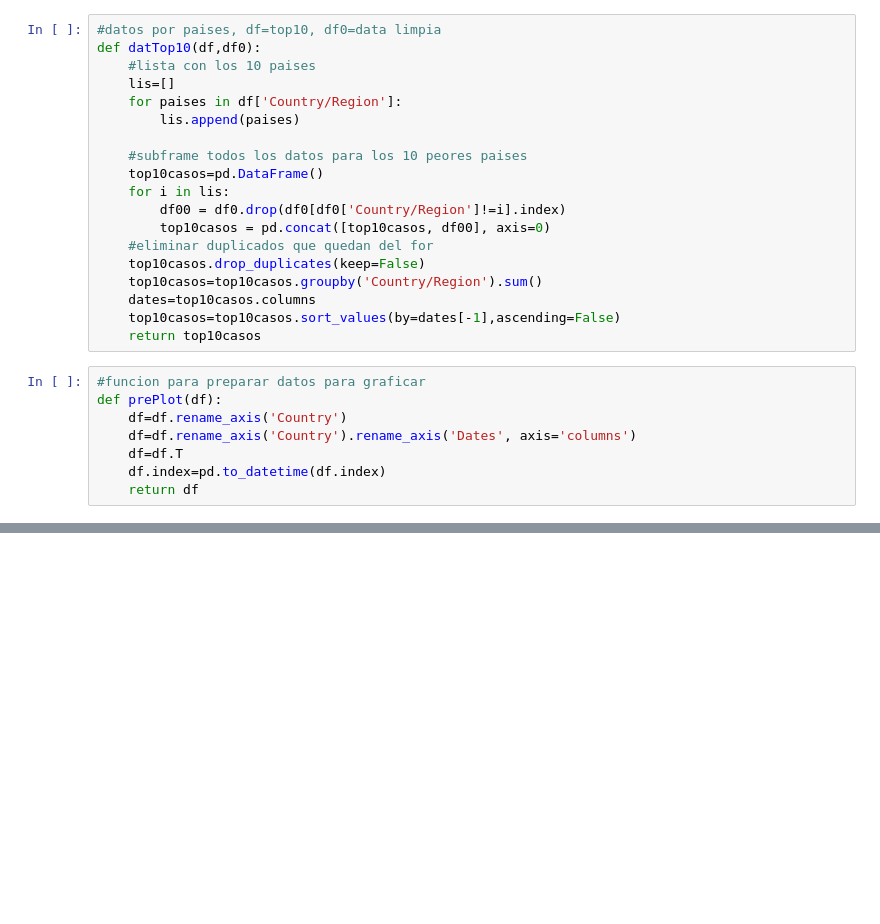
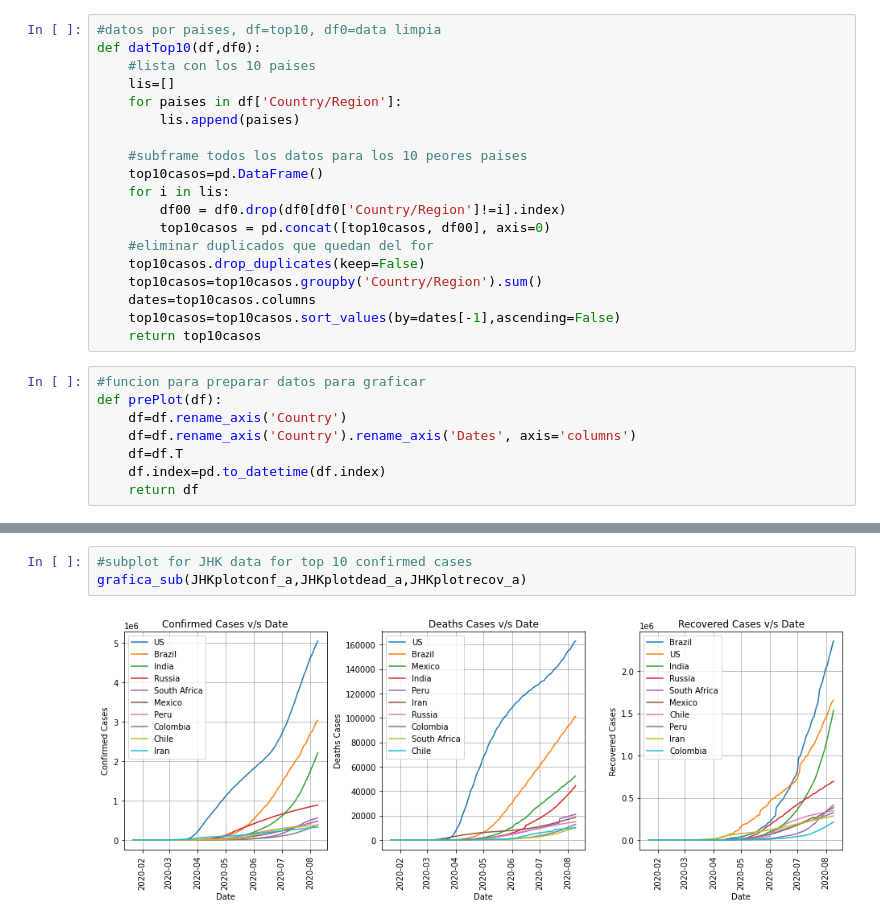
Before and after one commit to Tisks/Covid-Big-Data, a Jupyter notebook: Grafico_mundial_subplot_HumData.ipynb, the cells around one changed output, grey strips where cells are left out. Drawn from its saved outputs; the diff is of its cells as text; blank space fills up the shorter version.

```diff
--- a/Grafico_mundial_subplot_HumData.ipynb
+++ b/Grafico_mundial_subplot_HumData.ipynb
@@ -172,0 +153,5 @@ plt.legend((HUMplotrecov.columns))
+# %%
+#subplot for JHK data for top 10 confirmed cases
+grafica_sub(JHKplotconf_a,JHKplotdead_a,JHKplotrecov_a)
+# %% [output]
+[figure, added]
```
Also changed, not shown: parts of 9 cells of this notebook.
